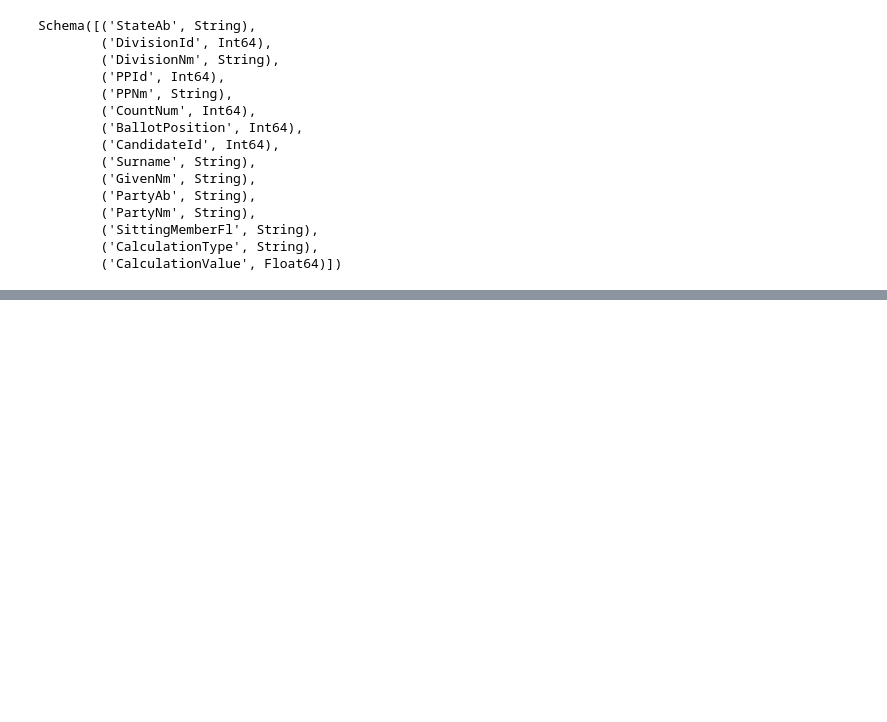
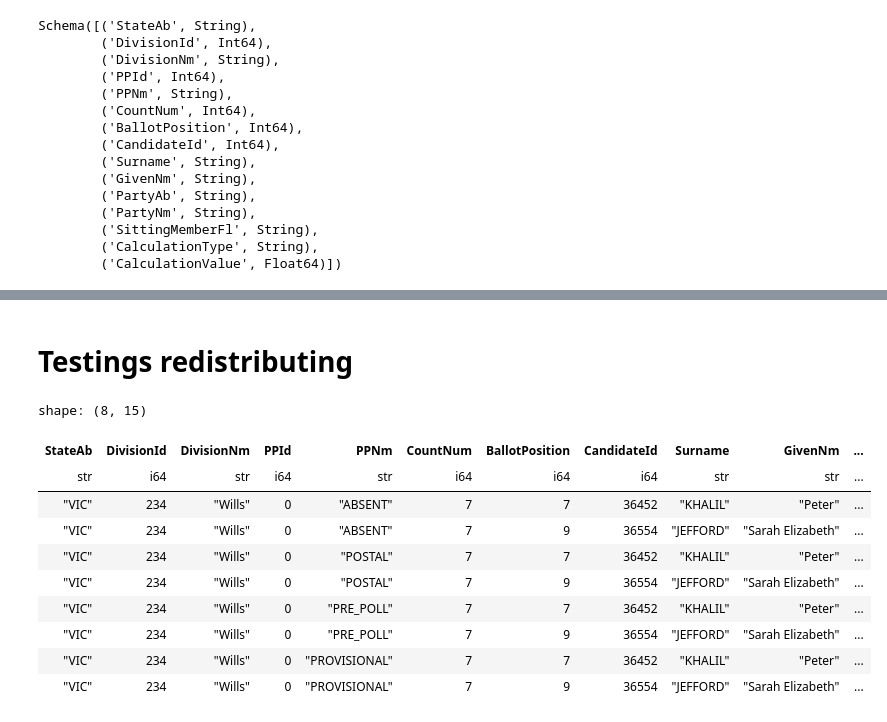
Before and after one commit to Andre-Medina/Electoralyze, a Jupyter notebook: experiments/05_electrion_data/01_federal_2022/01_processing.ipynb, the cells around one changed output, grey strips where cells are left out. Drawn from its saved outputs; the diff is of its cells as text; code cells hidden in the pictures; blank space fills up the shorter version.

```diff
--- a/experiments/05_electrion_data/01_federal_2022/01_processing.ipynb
+++ b/experiments/05_electrion_data/01_federal_2022/01_processing.ipynb
@@ -22,7 +27,7 @@ results_per_polling_place_url
 # %%
 from electoralyze.common.files import download_file
 
-file_url = (
+pp_results_file = (
     "/home/andre/git/private/electoralyze/experiments/05_electrion_data/01_federal_2022/" + "temp/results_by_pp.zip"
 )
-download_file(results_per_polling_place_url, file_url)
+download_file(results_per_polling_place_url, pp_results_file)
@@ -110,7 +117,7 @@ schema = pl.Schema(
 # %%
 from electoralyze.common.files import pl_scan_csv_zip
 
-combined_data = pl_scan_csv_zip(csv_zip_url=file_url, schema=schema, add_file_name=False, skip_rows=1)
+combined_data = pl_scan_csv_zip(csv_zip_url=pp_results_file, schema=schema, add_file_name=False, skip_rows=1)
 # %%
 combined_data.tail(5).collect()
 # %% [output]
@@ -124,0 +157,27 @@ shape: (5, 15)
+# %% [markdown]
+# Testings redistributing
+# %%
+final_will_count = 7
+wills_2cp_by_pp = combined_data.filter(
+    pl.col("DivisionNm") == "Wills",
+    pl.col("CountNum") == final_will_count,
+    pl.col("CalculationType") == "Preference Count",
+    pl.col("CalculationValue") != 0,
+).collect()
+
+ppid = 0
+
+wills_2cp_by_pp["PPId"].unique()
+wills_2cp_by_pp.filter(pl.col("PPId") == ppid)
+# %% [output]
+shape: (8, 15)
+| StateAb | DivisionId | DivisionNm | PPId | PPNm | CountNum | BallotPosition | CandidateId | Surname | GivenNm | ... |
+| str | i64 | str | i64 | str | i64 | i64 | i64 | str | str | ... |
+| "VIC" | 234 | "Wills" | 0 | "ABSENT" | 7 | 7 | 36452 | "KHALIL" | "Peter" | ... |
+| "VIC" | 234 | "Wills" | 0 | "ABSENT" | 7 | 9 | 36554 | "JEFFORD" | "Sarah Elizabeth" | ... |
+| "VIC" | 234 | "Wills" | 0 | "POSTAL" | 7 | 7 | 36452 | "KHALIL" | "Peter" | ... |
+| "VIC" | 234 | "Wills" | 0 | "POSTAL" | 7 | 9 | 36554 | "JEFFORD" | "Sarah Elizabeth" | ... |
+| "VIC" | 234 | "Wills" | 0 | "PRE_POLL" | 7 | 7 | 36452 | "KHALIL" | "Peter" | ... |
+| "VIC" | 234 | "Wills" | 0 | "PRE_POLL" | 7 | 9 | 36554 | "JEFFORD" | "Sarah Elizabeth" | ... |
+| "VIC" | 234 | "Wills" | 0 | "PROVISIONAL" | 7 | 7 | 36452 | "KHALIL" | "Peter" | ... |
+| "VIC" | 234 | "Wills" | 0 | "PROVISIONAL" | 7 | 9 | 36554 | "JEFFORD" | "Sarah Elizabeth" | ... |
```
Also changed, not shown: parts of 10 cells of this notebook, 3 other files.
